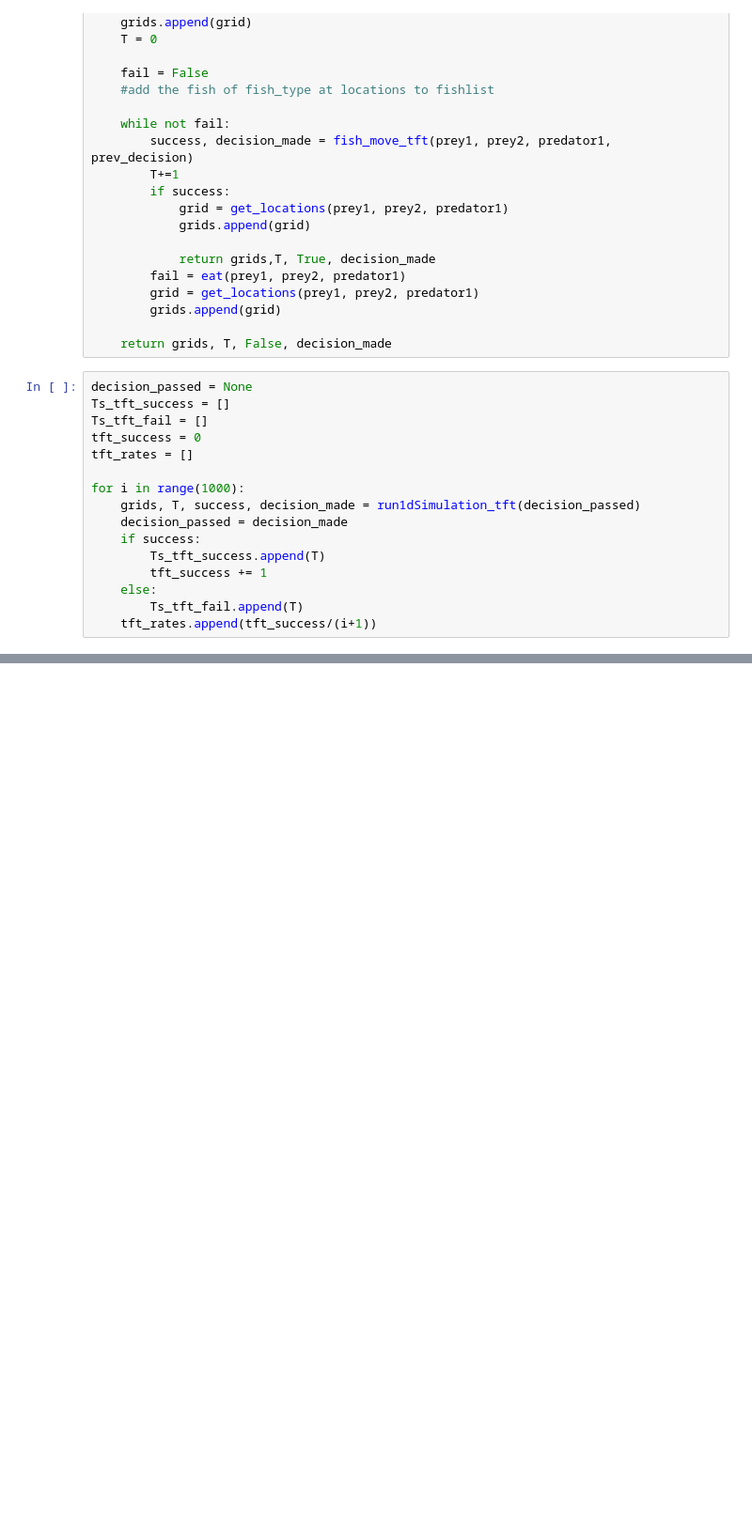
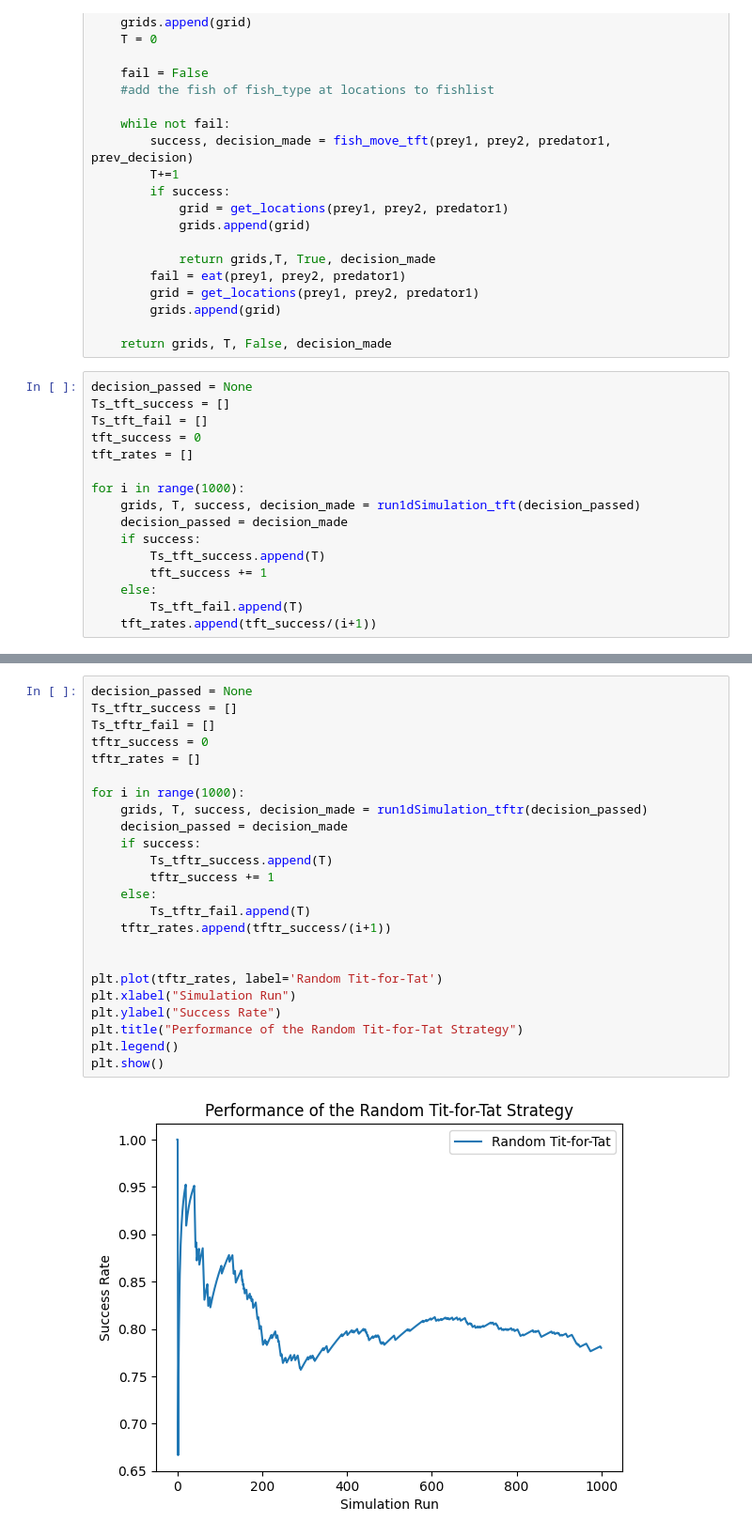
Before and after one commit to WillWangUIUC/PHYS246_FinalProject, a Jupyter notebook: Prisoner_Dilemma.ipynb, the cells around one changed output, grey strips where cells are left out. Shown at 94% size. Saved outputs shown, nothing was run; the diff lists cells and outputs as text; blank space fills up the shorter version.

Commit message:
added docstrings to functions made decision-step more readable added the tit for tat and random tit for tat functions.

```diff
--- a/Prisoner_Dilemma.ipynb
+++ b/Prisoner_Dilemma.ipynb
@@ -702,0 +932,26 @@ plt.show()
+# %%
+decision_passed = None
+Ts_tftr_success = []
+Ts_tftr_fail = []
+tftr_success = 0
+tftr_rates = []
+
+for i in range(1000):
+    grids, T, success, decision_made = run1dSimulation_tftr(decision_passed)
+    decision_passed = decision_made
+    if success:
+        Ts_tftr_success.append(T)
+        tftr_success += 1
+    else:
+        Ts_tftr_fail.append(T)
+    tftr_rates.append(tftr_success/(i+1))
+
+
+plt.plot(tftr_rates, label='Random Tit-for-Tat')
+plt.xlabel("Simulation Run")
+plt.ylabel("Success Rate")
+plt.title("Performance of the Random Tit-for-Tat Strategy")
+plt.legend()
+plt.show()
+# %% [output]
+[figure, added]
```
Also changed, not shown: parts of 14 cells of this notebook.
